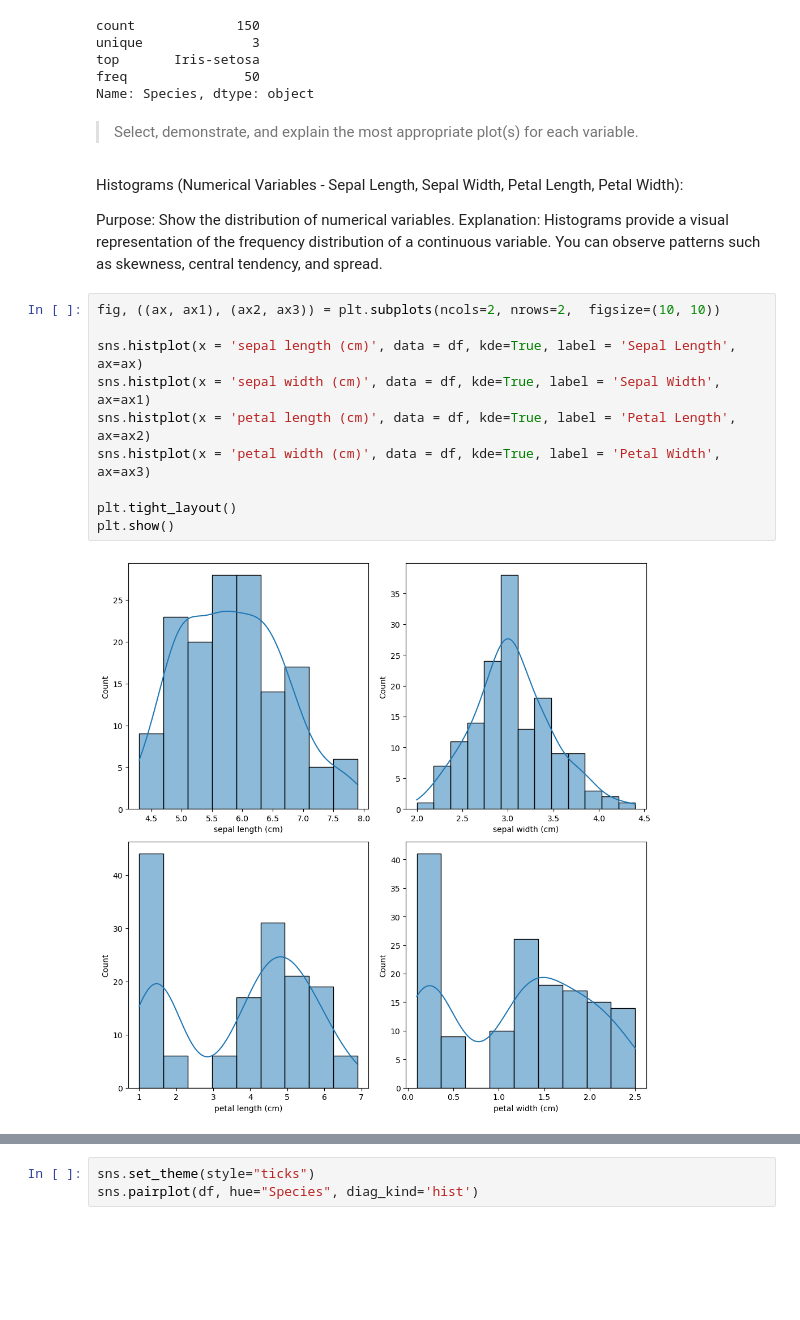
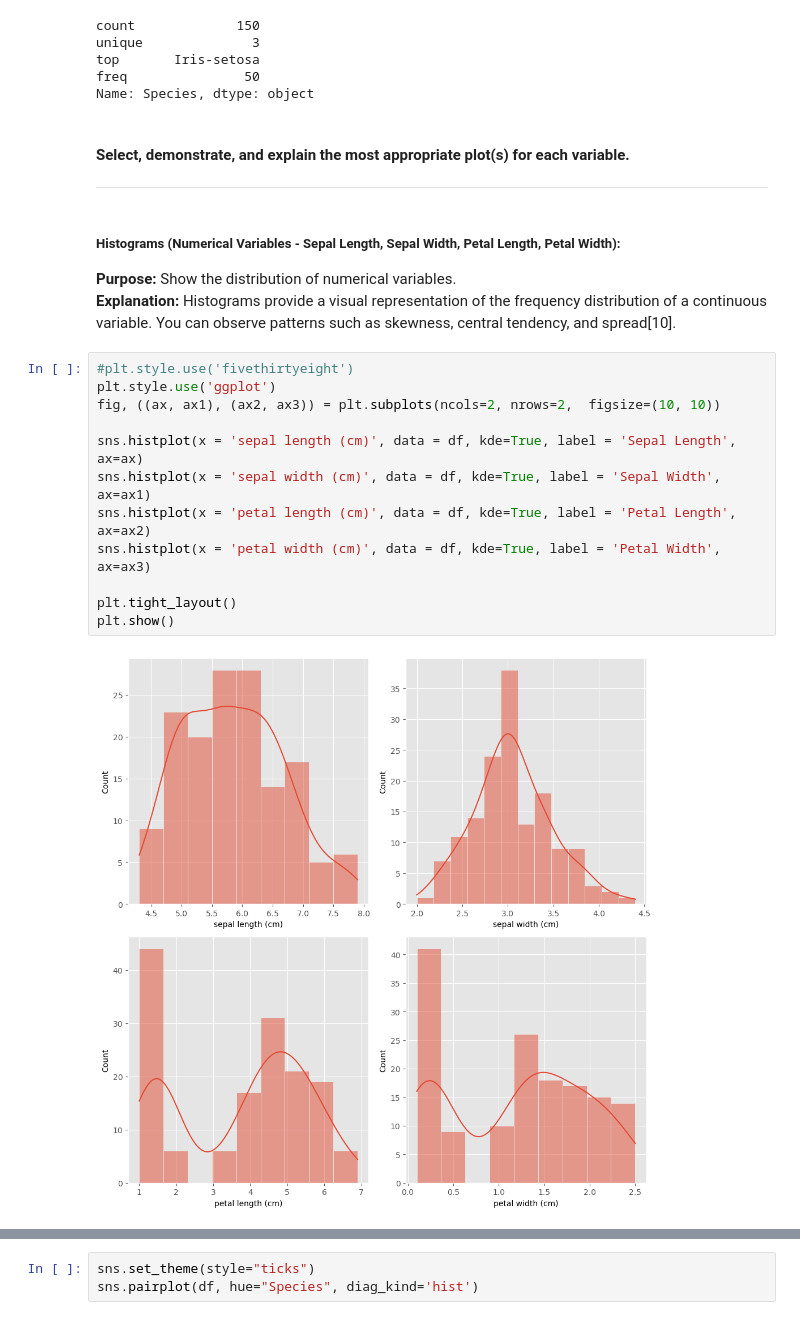
Before and after one commit to decvfox/fofda-assessment, a Jupyter notebook: project.ipynb, the cells around one changed output, grey strips where cells are left out. Saved outputs shown, nothing was run; the diff lists cells and outputs as text; blank space fills up the shorter version.

```diff
--- a/project.ipynb
+++ b/project.ipynb
@@ -117,23 +110,25 @@ top       Iris-setosa
 freq               50
 Name: Species, dtype: object
 # %% [markdown]
-> Select, demonstrate, and explain the most appropriate plot(s) for
-each variable.
+#### Select, demonstrate, and explain the most appropriate plot(s) for each variable.
+***
 # %% [markdown]
-Histograms (Numerical Variables - Sepal Length, Sepal Width, Petal Length, Petal Width):
+##### Histograms (Numerical Variables - Sepal Length, Sepal Width, Petal Length, Petal Width):
 
-Purpose: Show the distribution of numerical variables.
-Explanation: Histograms provide a visual representation of the frequency distribution of a continuous variable. You can observe patterns such as skewness, central tendency, and spread.
+**Purpose:** Show the distribution of numerical variables.\
+**Explanation:** Histograms provide a visual representation of the frequency distribution of a continuous variable. You can observe patterns such as skewness, central tendency, and spread[10].
 # %%
+#plt.style.use('fivethirtyeight')
+plt.style.use('ggplot')
 fig, ((ax, ax1), (ax2, ax3)) = plt.subplots(ncols=2, nrows=2,  figsize=(10, 10))
 
 sns.histplot(x = 'sepal length (cm)', data = df, kde=True, label = 'Sepal Length', ax=ax)
 sns.histplot(x = 'sepal width (cm)', data = df, kde=True, label = 'Sepal Width', ax=ax1)
 sns.histplot(x = 'petal length (cm)', data = df, kde=True, label = 'Petal Length', ax=ax2)
 sns.histplot(x = 'petal width (cm)', data = df, kde=True, label = 'Petal Width', ax=ax3)
 
 plt.tight_layout()
 plt.show()
 # %% [output]
-[figure, old version]
+[figure, new version]
 # %% [markdown]
```
Also changed, not shown: parts of 23 cells of this notebook, 2 other files.
